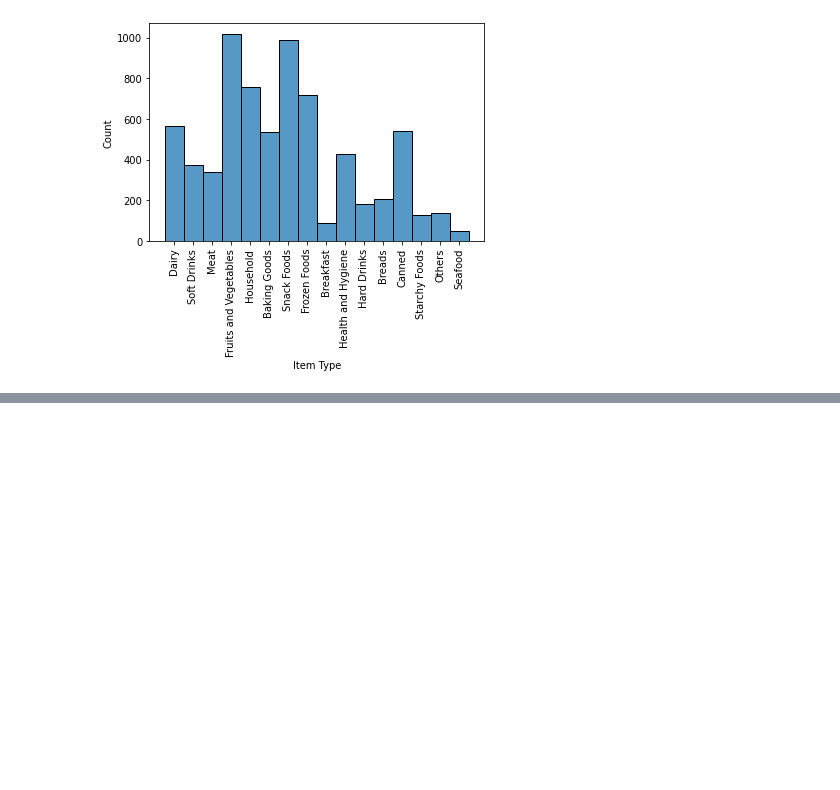
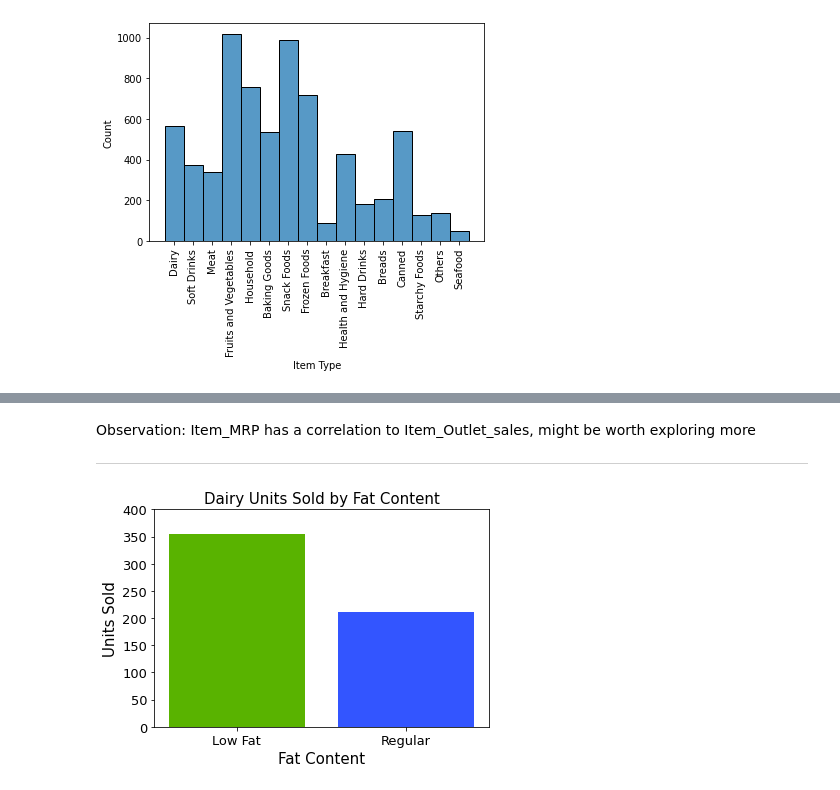
Before and after one commit to alexander-billings/food-sales-predictions, a Jupyter notebook: food_sales_predictions.ipynb, the cells around one changed output, grey strips where cells are left out. Saved outputs shown, nothing was run; the diff lists cells and outputs as text; code cells hidden in the pictures; blank space fills up the shorter version.

```diff
--- a/food_sales_predictions.ipynb
+++ b/food_sales_predictions.ipynb
@@ -258,0 +265,25 @@ sns.heatmap(data=food_sales_corr, cmap='Purples')
+# %% [markdown]
+Observation: Item_MRP has a correlation to Item_Outlet_sales, might be worth exploring more
+
+---
+# %%
+# Breaking down dairy sales by fat content
+dairy_filter = food_sales_df['Item_Type'] == 'Dairy'
+dairy_fat = food_sales_df[dairy_filter].groupby('Item_Fat_Content')['Item_Identifier'].count()
+
+# Setting labels, title, and fontsizes
+plt.title('Dairy Units Sold by Fat Content', fontsize=15)
+plt.xlabel('Fat Content', fontsize=15)
+plt.xticks(fontsize=13)
+plt.ylabel('Units Sold', fontsize =15)
+plt.yticks(fontsize=13)
+
+# Giving a little extra headrom
+ax = plt.gca()
+ax.set_ylim([0, 400])
+
+# Everything low-fat has green on it
+colors = ['#59B300', '#3355FF']
+plt.bar(data=dairy_fat, x=dairy_fat.index, height=dairy_fat.values, color=colors);
+# %% [output]
+[figure, added]
```
Also changed, not shown: parts of 9 cells of this notebook.
